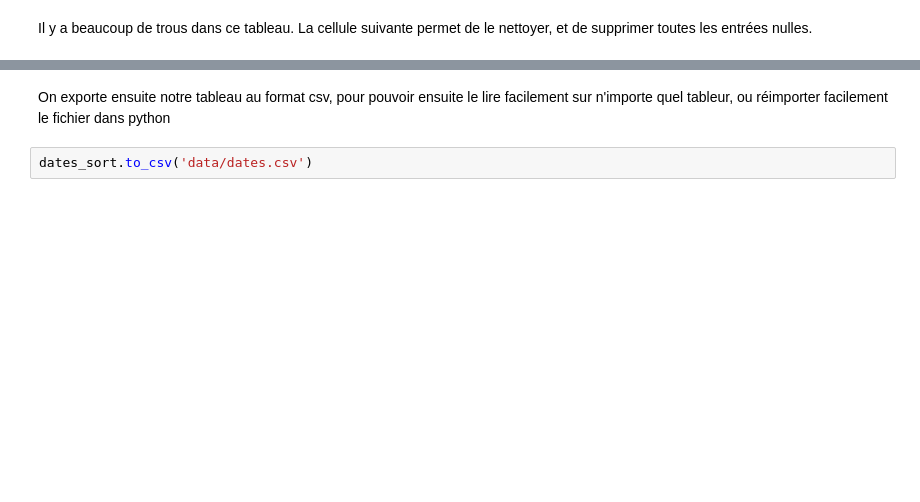
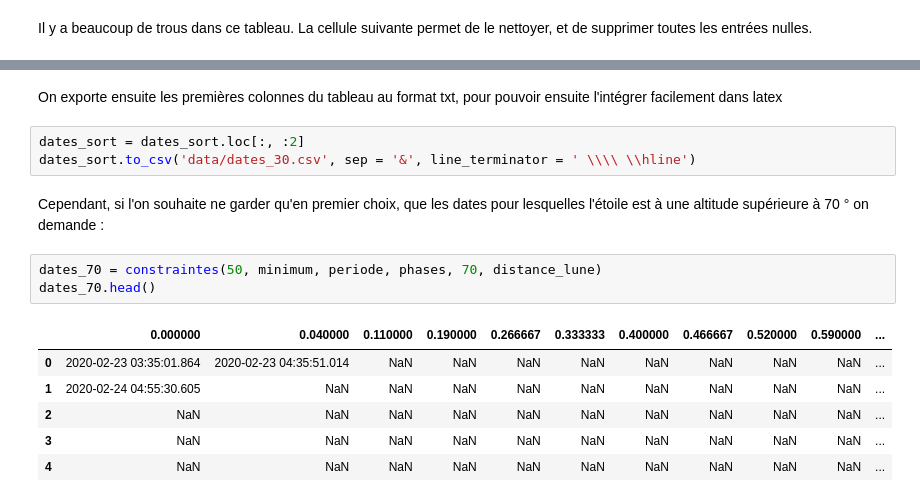
Before and after one commit to nicolasGrim/stage_astro, a Jupyter notebook: Calcul dates d'observation du boo.ipynb, the cells around one changed output, grey strips where cells are left out. Drawn from its saved outputs; the diff is of its cells as text; blank space fills up the shorter version.

```diff
--- a/Calcul dates d'observation du boo.ipynb
+++ b/Calcul dates d'observation du boo.ipynb
@@ -214,4 +224,17 @@ dates_sort
 # %% [markdown]
- On exporte ensuite notre tableau au format csv, pour pouvoir ensuite le lire facilement sur n'importe quel tableur, ou réimporter facilement le fichier dans python
+ On exporte ensuite les premières colonnes du tableau au format txt, pour pouvoir ensuite l'intégrer facilement dans latex
 # %%
-dates_sort.to_csv('data/dates.csv')
+dates_sort = dates_sort.loc[:, :2]
+dates_sort.to_csv('data/dates_30.csv', sep = '&', line_terminator = ' \\\\ \\hline')
+# %% [markdown]
+Cependant, si l'on souhaite ne garder qu'en premier choix, que les dates pour lesquelles l'étoile est à une altitude supérieure à 70 ° on demande :
+# %%
+dates_70 = constraintes(50, minimum, periode, phases, 70, distance_lune)
+dates_70.head()
+# %% [output]
+|  | 0.000000 | 0.040000 | 0.110000 | 0.190000 | 0.266667 | 0.333333 | 0.400000 | 0.466667 | 0.520000 | 0.590000 | ... |
+| 0 | 2020-02-23 03:35:01.864 | 2020-02-23 04:35:51.014 | NaN | NaN | NaN | NaN | NaN | NaN | NaN | NaN | ... |
+| 1 | 2020-02-24 04:55:30.605 | NaN | NaN | NaN | NaN | NaN | NaN | NaN | NaN | NaN | ... |
+| 2 | NaN | NaN | NaN | NaN | NaN | NaN | NaN | NaN | NaN | NaN | ... |
+| 3 | NaN | NaN | NaN | NaN | NaN | NaN | NaN | NaN | NaN | NaN | ... |
+| 4 | NaN | NaN | NaN | NaN | NaN | NaN | NaN | NaN | NaN | NaN | ... |
```
Also changed, not shown: parts of 6 cells of this notebook, 6 other files.
